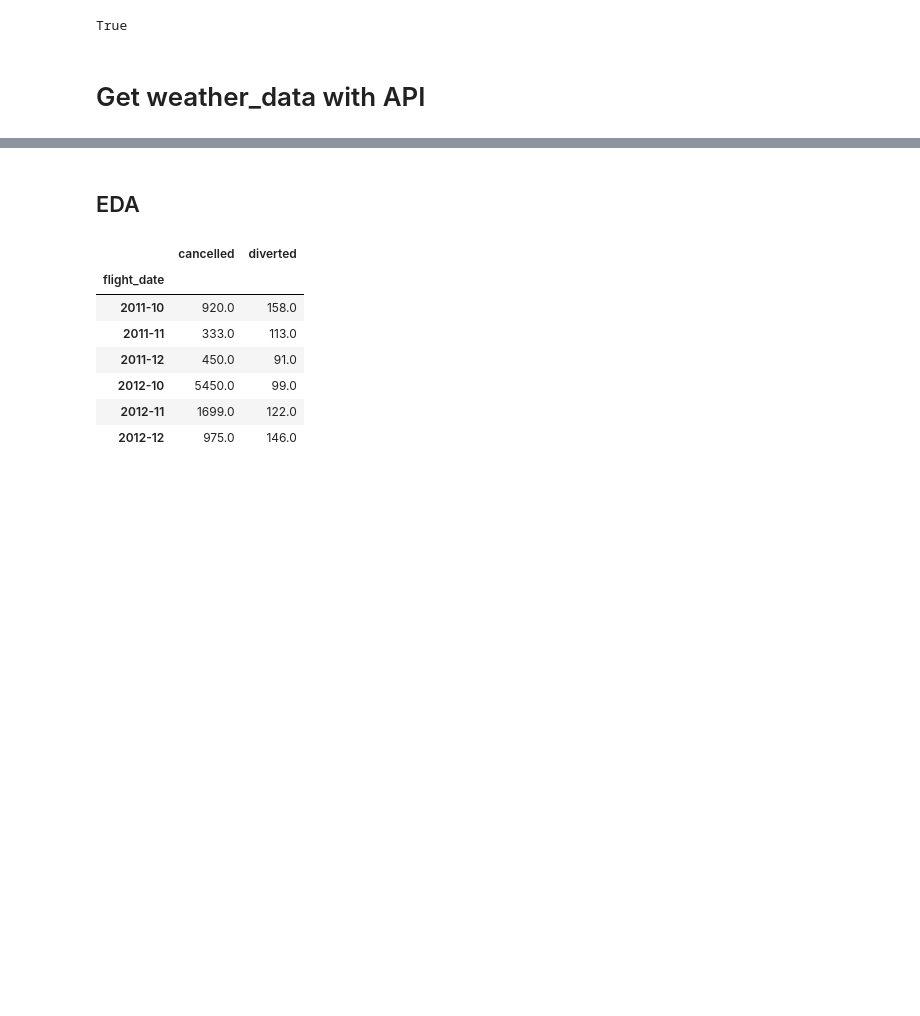
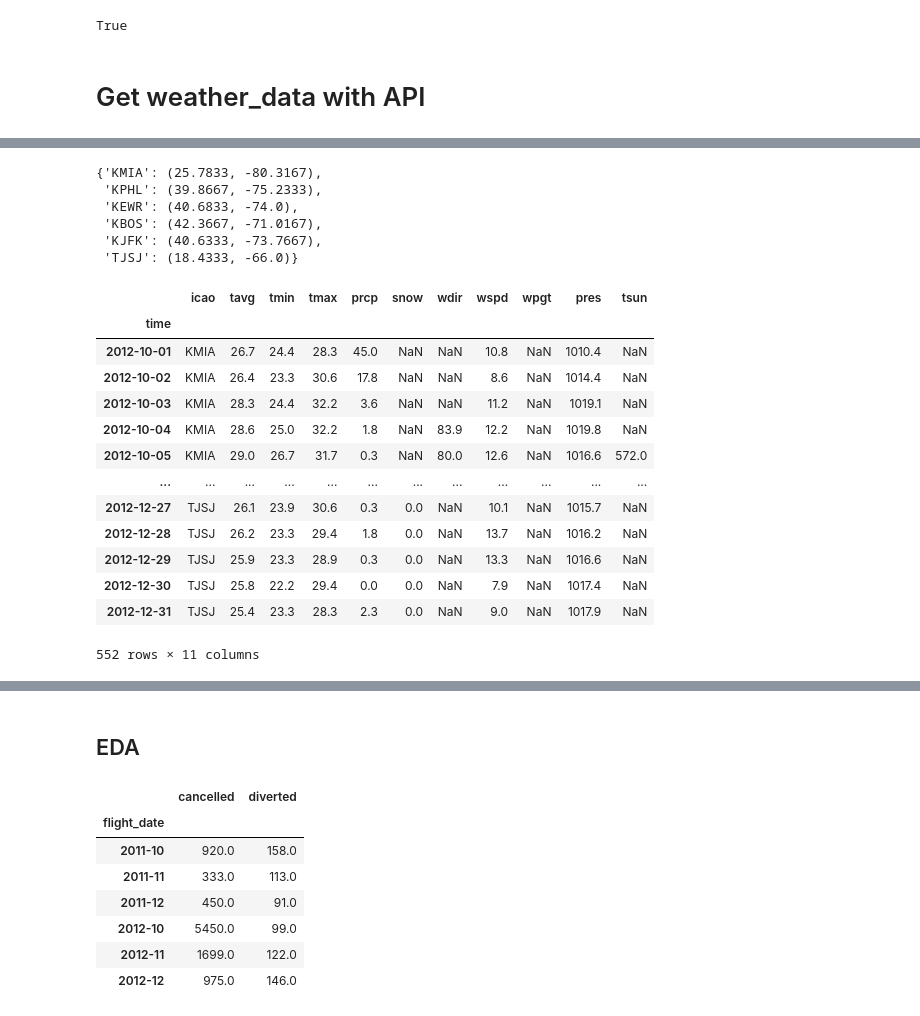
Before and after one commit to sergioserge/us-airports-project, a Jupyter notebook: 05_final.ipynb, the cells around one changed output, grey strips where cells are left out. Cells and saved outputs as stored; diff of their text form; code cells hidden in the pictures; blank space fills up the shorter version.

```diff
--- a/05_final.ipynb
+++ b/05_final.ipynb
@@ -313,22 +327,8 @@ https://github.com/python-pillow/Pillow/issues/5257
 # %%
 us_stations_df = pd.read_csv('data/us_weather_stations.csv')
 
-# from: https://www.faa.gov/airports/airport_safety/airportdata_5010/menu/#datadownloads
-airports_df = pd.read_csv('data/NfdcFacilities.csv', sep=';')
-
-# keep needed columns
-airports_df = airports_df[['Type', 'LocationID', 'Region', 'City', 'CountyState', 'IcaoIdentifier']]
-
-# clean data and rename columns
-def clean_data(df):
-    df['LocationID'] = [string.strip("'") for string in df['LocationID']]
-    df.columns = [col.replace(col, col.lower()) for col in df.columns]
-
-clean_data(airports_df)
-
-# change 'locationid' to 'faa' to match the column name in flights_df
-    # and 'icaoidentifier' to 'icao' to match the column name in weather_df
-airports_df.rename(columns={'locationid': 'faa', 'icaoidentifier': 'icao'}, inplace=True)
+# from https://www.faa.gov/airports/airport_safety/airportdata_5010/menu/#datadownloads
+airports_df = pd.read_sql('SELECT * FROM airports_info', get_conn())
 
 # filter only rows of the 6 airports we are interested in
 locations = airports_df[airports_df['faa'].isin(['BOS', 'EWR', 'JFK', 'MIA', 'PHL', 'SJU'])]
@@ -389,8 +369,30 @@ for i in range(len(weather_stations_df)):
     stations_dict[key] = weather_stations_df['latitude'].iloc[i], weather_stations_df['longitude'].iloc[i]
 
 display(stations_dict)
+# %% [output]
+{'KMIA': (25.7833, -80.3167),
+ 'KPHL': (39.8667, -75.2333),
+ 'KEWR': (40.6833, -74.0),
+ 'KBOS': (42.3667, -71.0167),
+ 'KJFK': (40.6333, -73.7667),
+ 'TJSJ': (18.4333, -66.0)}
 # %%
-# start = dt.datetime(2012, 10, 1)
-# end = dt.datetime(2012, 12, 31)
-# api.get_weather_daily(stations_dict, start, end, 'data/weather_4quarter.csv')
+start = dt.datetime(2012, 10, 1)
+end = dt.datetime(2012, 12, 31)
+api.get_weather_daily(stations_dict, start, end, 'data/weather_2012_4quarter.csv')
+# %% [output]
+|  | icao | tavg | tmin | tmax | prcp | snow | wdir | wspd | wpgt | pres | tsun |
+| time |  |  |  |  |  |  |  |  |  |  |  |
+| 2012-10-01 | KMIA | 26.7 | 24.4 | 28.3 | 45.0 | NaN | NaN | 10.8 | NaN | 1010.4 | NaN |
+| 2012-10-02 | KMIA | 26.4 | 23.3 | 30.6 | 17.8 | NaN | NaN | 8.6 | NaN | 1014.4 | NaN |
+| 2012-10-03 | KMIA | 28.3 | 24.4 | 32.2 | 3.6 | NaN | NaN | 11.2 | NaN | 1019.1 | NaN |
+| 2012-10-04 | KMIA | 28.6 | 25.0 | 32.2 | 1.8 | NaN | 83.9 | 12.2 | NaN | 1019.8 | NaN |
+| 2012-10-05 | KMIA | 29.0 | 26.7 | 31.7 | 0.3 | NaN | 80.0 | 12.6 | NaN | 1016.6 | 572.0 |
+| ... | ... | ... | ... | ... | ... | ... | ... | ... | ... | ... | ... |
+| 2012-12-27 | TJSJ | 26.1 | 23.9 | 30.6 | 0.3 | 0.0 | NaN | 10.1 | NaN | 1015.7 | NaN |
+| 2012-12-28 | TJSJ | 26.2 | 23.3 | 29.4 | 1.8 | 0.0 | NaN | 13.7 | NaN | 1016.2 | NaN |
+| 2012-12-29 | TJSJ | 25.9 | 23.3 | 28.9 | 0.3 | 0.0 | NaN | 13.3 | NaN | 1016.6 | NaN |
+| 2012-12-30 | TJSJ | 25.8 | 22.2 | 29.4 | 0.0 | 0.0 | NaN | 7.9 | NaN | 1017.4 | NaN |
+| 2012-12-31 | TJSJ | 25.4 | 23.3 | 28.3 | 2.3 | 0.0 | NaN | 9.0 | NaN | 1017.9 | NaN |
+552 rows × 11 columns
 # %%
```
Also changed, not shown: parts of 29 cells of this notebook.
